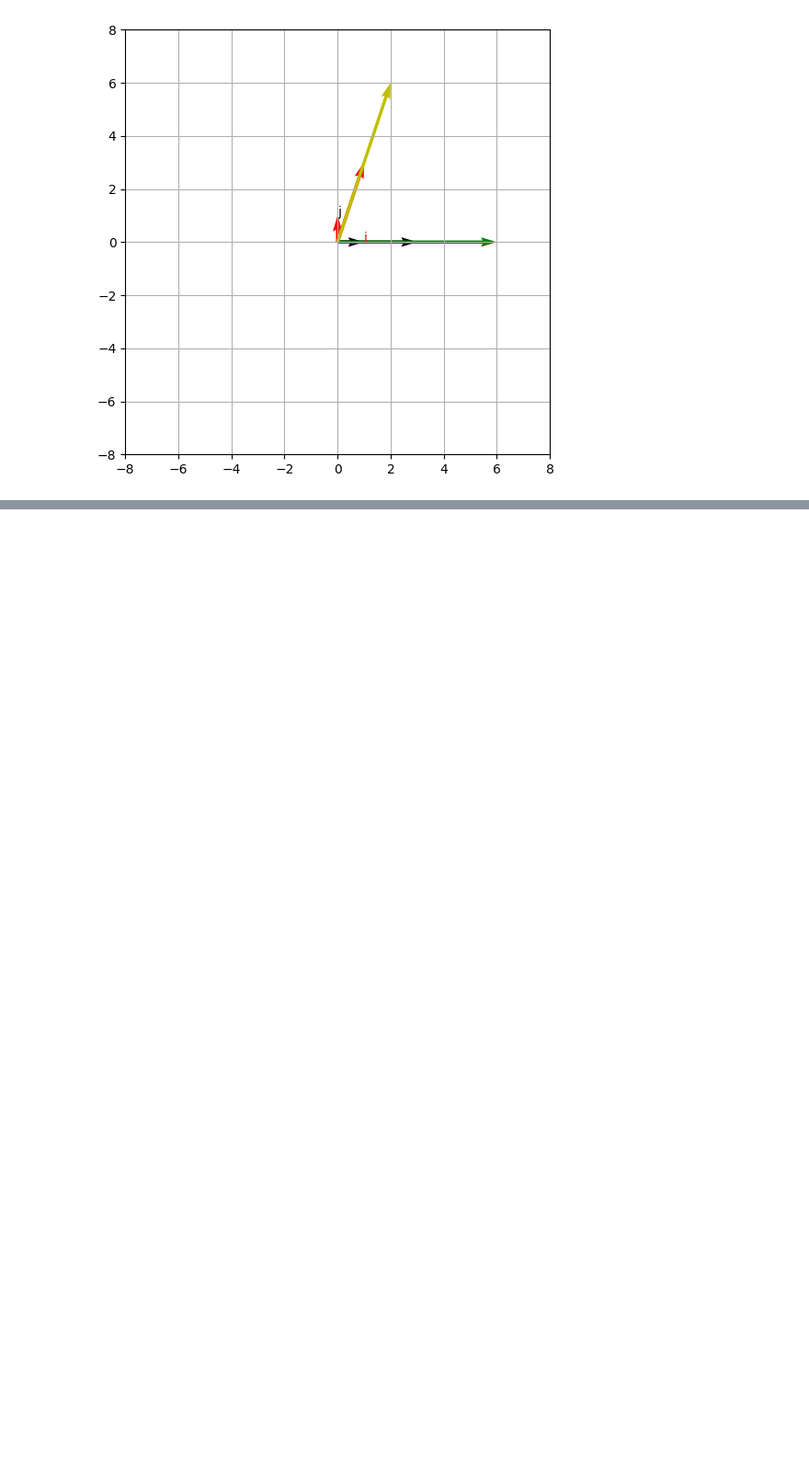
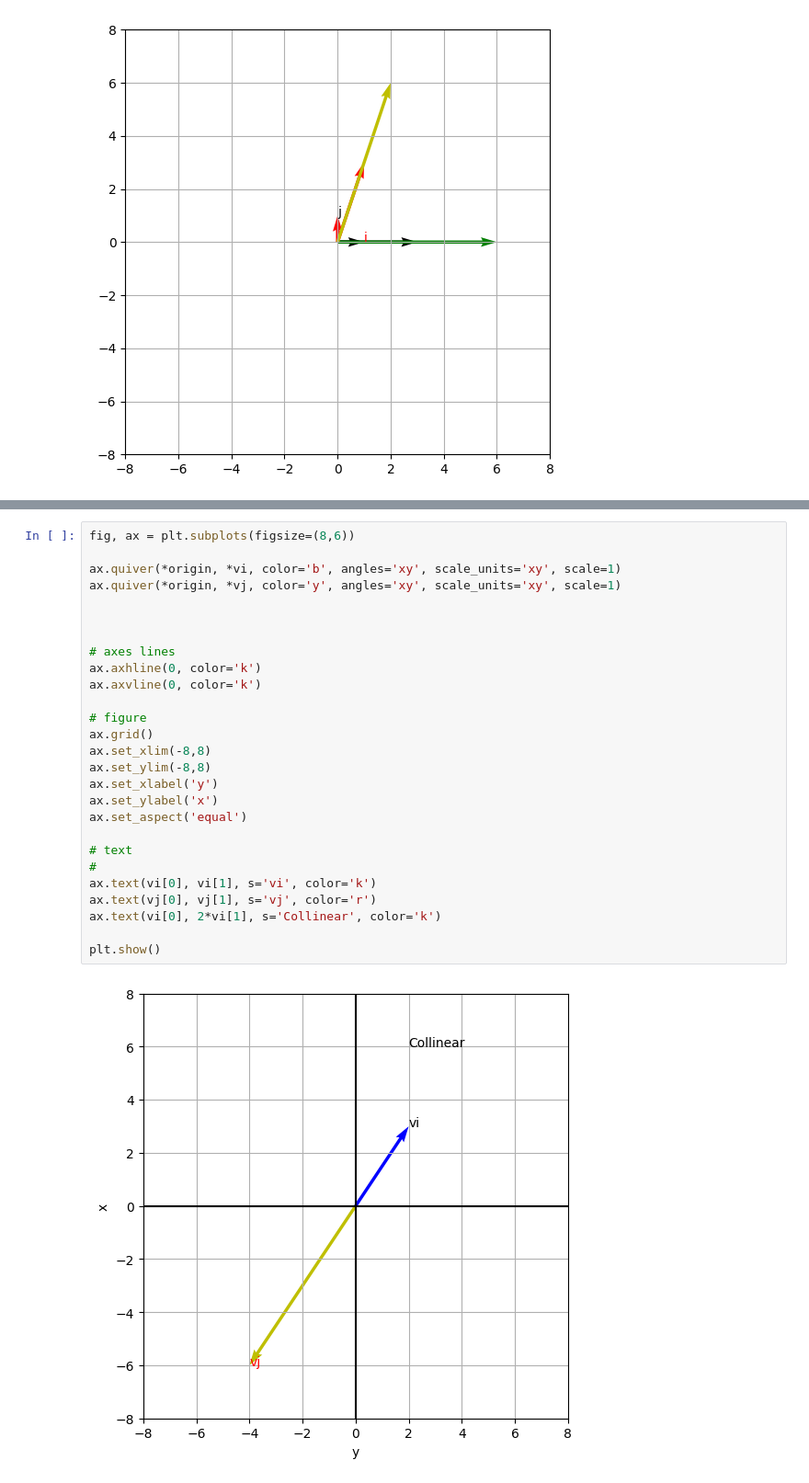
Before and after one commit to CoderAalok/Python_Libraries, a Jupyter notebook: Math for Machine Learning/Eigenvectors_Eigenvalues.ipynb, the cells around one changed output, grey strips where cells are left out. Shown at 92% size. Cells and saved outputs as stored; diff of their text form; blank space fills up the shorter version.

```diff
--- a/Math for Machine Learning/Eigenvectors_Eigenvalues.ipynb
+++ b/Math for Machine Learning/Eigenvectors_Eigenvalues.ipynb
@@ -45,0 +111,29 @@ plt.show()
+# %%
+fig, ax = plt.subplots(figsize=(8,6))
+
+ax.quiver(*origin, *vi, color='b', angles='xy', scale_units='xy', scale=1)
+ax.quiver(*origin, *vj, color='y', angles='xy', scale_units='xy', scale=1)
+
+
+
+# axes lines
+ax.axhline(0, color='k')
+ax.axvline(0, color='k')
+
+# figure
+ax.grid()
+ax.set_xlim(-8,8)
+ax.set_ylim(-8,8)
+ax.set_xlabel('y')
+ax.set_ylabel('x')
+ax.set_aspect('equal')
+
+# text
+#
+ax.text(vi[0], vi[1], s='vi', color='k')
+ax.text(vj[0], vj[1], s='vj', color='r')
+ax.text(vi[0], 2*vi[1], s='Collinear', color='k')
+
+plt.show()
+# %% [output]
+[figure, added]
```
Also changed, not shown: parts of 7 cells of this notebook.
